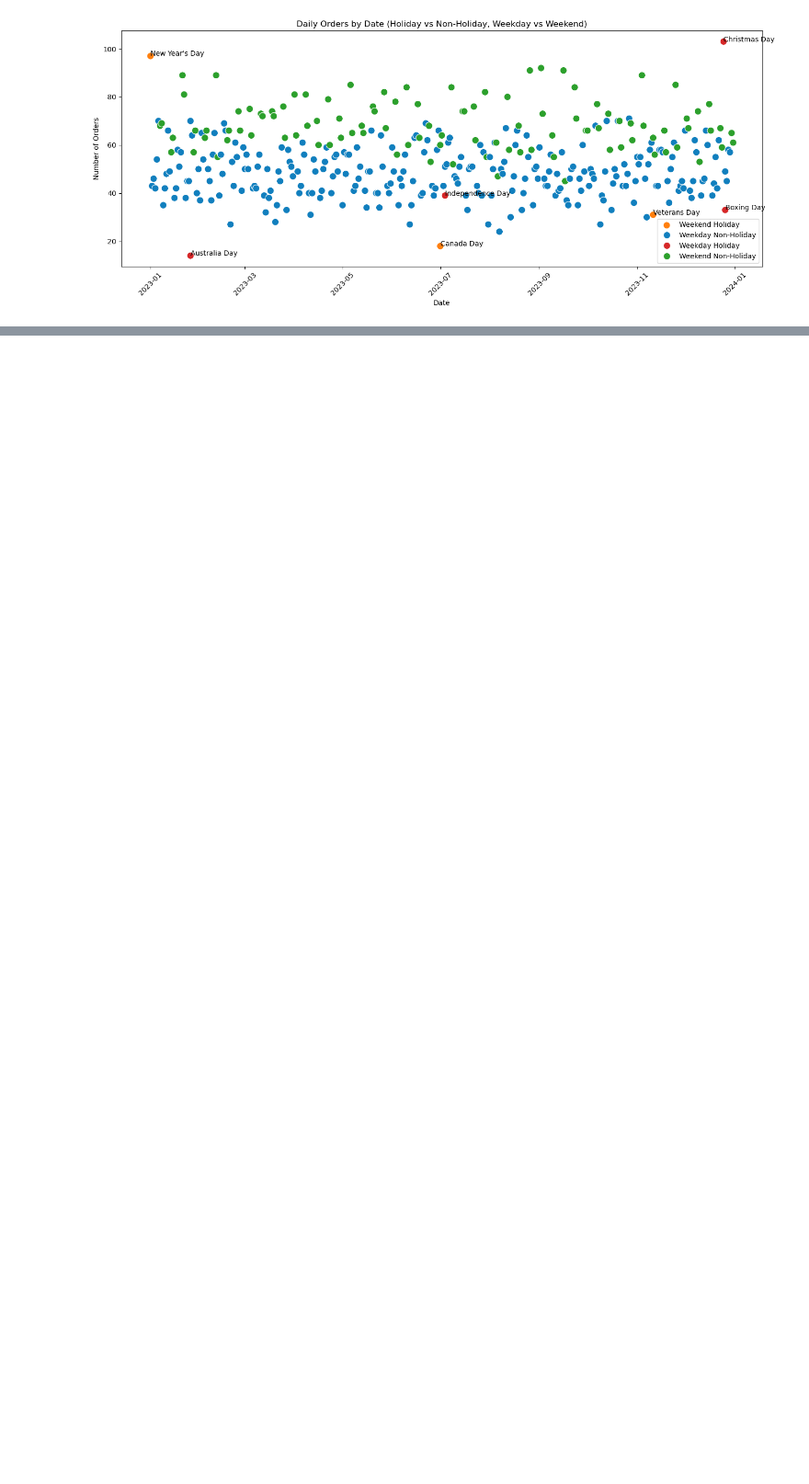
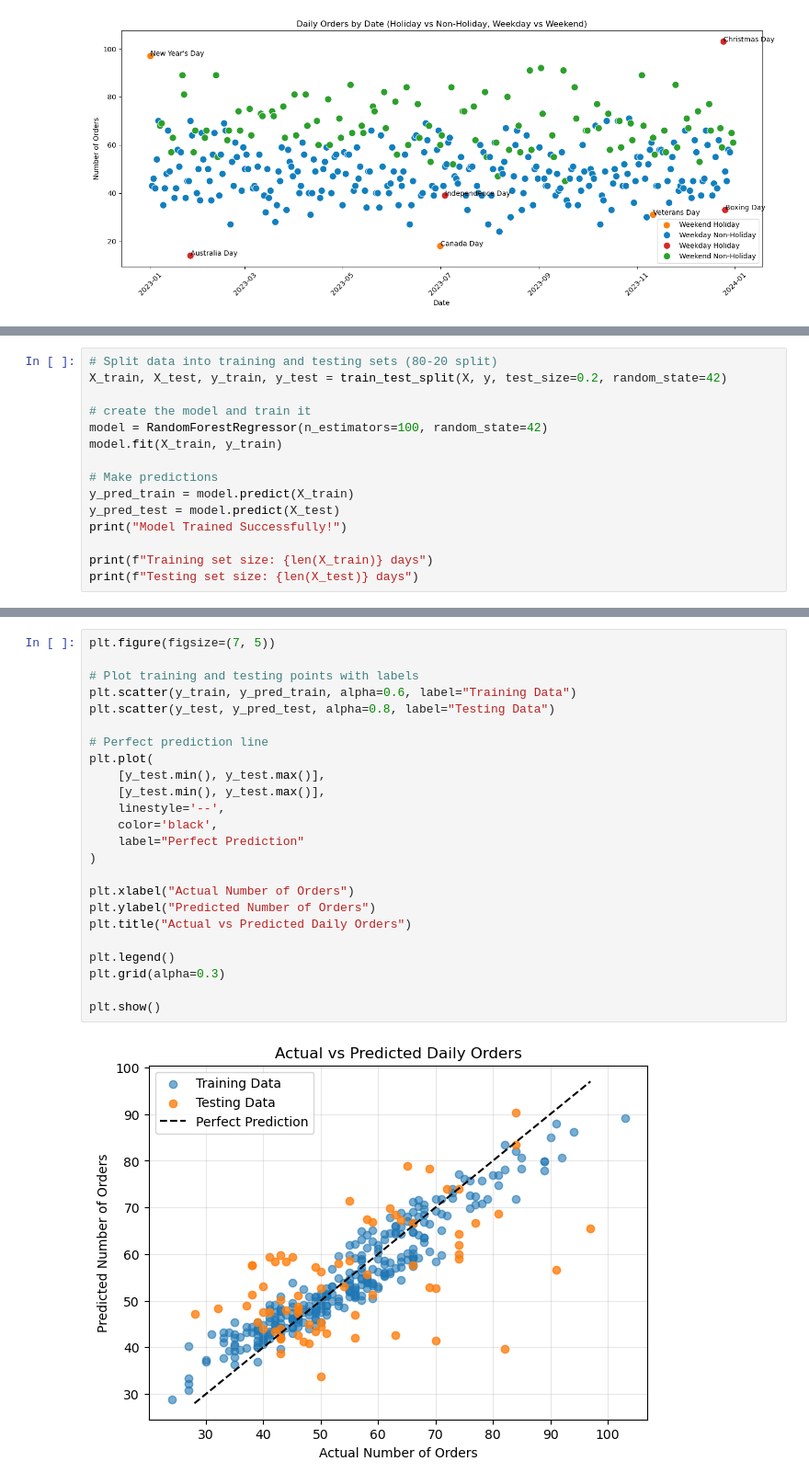
Before and after one commit to nikhilgarg614/ISDA140CoffeeSalesProject, a Jupyter notebook: FinalProjectISDA140_Gabriel-Nikill.ipynb, the cells around one changed output, grey strips where cells are left out. Shown at 92% size. Cells and saved outputs as stored; diff of their text form; blank space fills up the shorter version.

Commit message:
added the model

```diff
--- a/FinalProjectISDA140_Gabriel-Nikill.ipynb
+++ b/FinalProjectISDA140_Gabriel-Nikill.ipynb
@@ -484,0 +579,15 @@ plt.show()
+# %%
+# Split data into training and testing sets (80-20 split)
+X_train, X_test, y_train, y_test = train_test_split(X, y, test_size=0.2, random_state=42)
+
+# create the model and train it
+model = RandomForestRegressor(n_estimators=100, random_state=42)
+model.fit(X_train, y_train)
+
+# Make predictions
+y_pred_train = model.predict(X_train)
+y_pred_test = model.predict(X_test)
+print("Model Trained Successfully!")
+
+print(f"Training set size: {len(X_train)} days")
+print(f"Testing set size: {len(X_test)} days")
@@ -484,0 +640,26 @@ plt.show()
+# %%
+plt.figure(figsize=(7, 5))
+
+# Plot training and testing points with labels
+plt.scatter(y_train, y_pred_train, alpha=0.6, label="Training Data")
+plt.scatter(y_test, y_pred_test, alpha=0.8, label="Testing Data")
+
+# Perfect prediction line
+plt.plot(
+    [y_test.min(), y_test.max()],
+    [y_test.min(), y_test.max()],
+    linestyle='--',
+    color='black',
+    label="Perfect Prediction"
+)
+
+plt.xlabel("Actual Number of Orders")
+plt.ylabel("Predicted Number of Orders")
+plt.title("Actual vs Predicted Daily Orders")
+
+plt.legend()
+plt.grid(alpha=0.3)
+
+plt.show()
+# %% [output]
+[figure, added]
```
Also changed, not shown: parts of 13 cells of this notebook, 1 other file.
